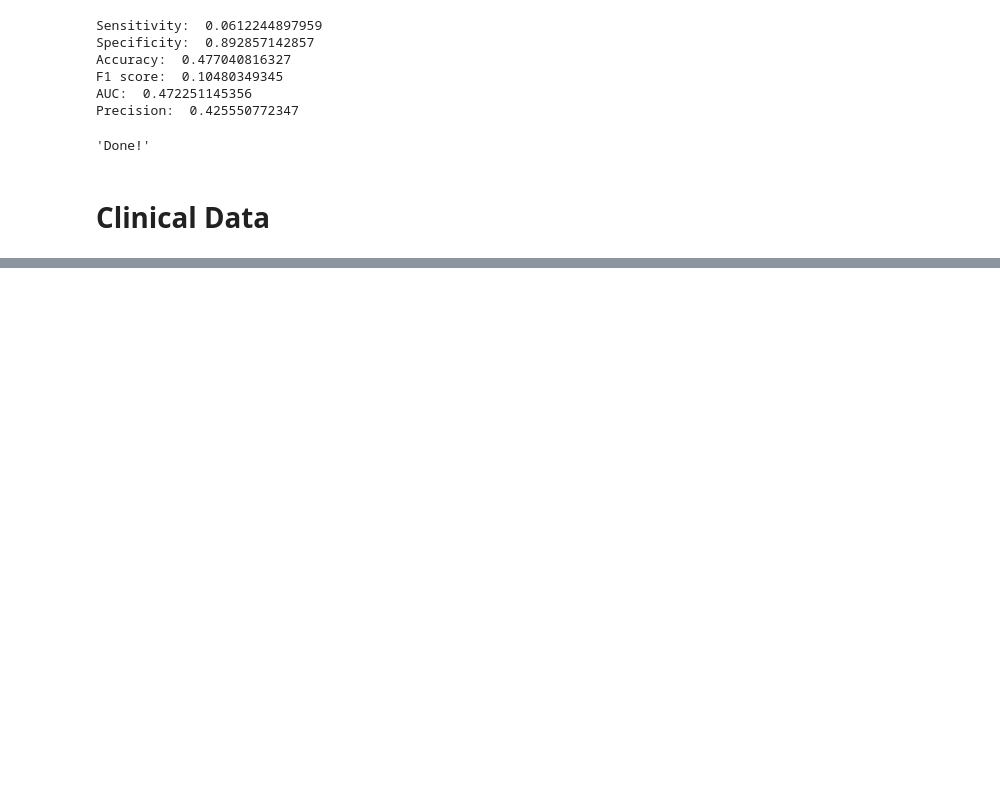
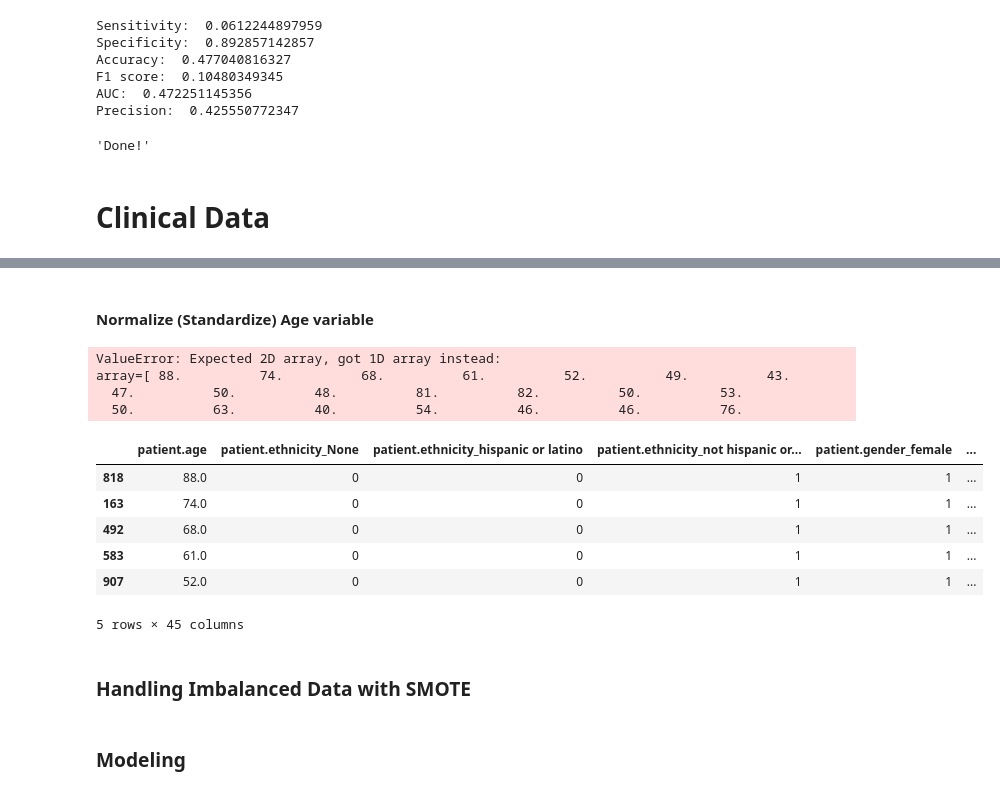
Before and after one commit to tobiolatunji/3DMRI-breast-cancer-staging, a Jupyter notebook: MMDx-breast-cancer.ipynb, the cells around one changed output, grey strips where cells are left out. Saved outputs shown, nothing was run; the diff lists cells and outputs as text; code cells hidden in the pictures; blank space fills up the shorter version.

Commit message:
added clinical data preprocessing and modeling steps

```diff
--- a/MMDx-breast-cancer.ipynb
+++ b/MMDx-breast-cancer.ipynb
@@ -1433,0 +1488,27 @@ def do(input) :
+# %%
+def fillMissing(data):
+    """
+    Takes a dataframe, fills numeric missing values with the column mean
+    and fills non-numeric/categorical columns with 'None'
+    Input: dataframe with missing values
+    Output: dataframe filled
+    """
+    data['patient.age'] = data['patient.age'].fillna(data['patient.age'].mean())
+    data = data.fillna('None')
+    return data
+
+clin_filled = fillMissing(clin)
+# %%
+def processClin(data):
+    """
+    Takes something and does something
+    Input: dtype
+    Output: dtype
+    """
+    clinLabels = data['class']
+    data = data.drop(['stage', 'class'],axis=1)
+    # one-hot encoding
+    clin_enc = pd.get_dummies(data)
+    return clinLabels, clin_enc
+
+clinLabels, clin_enc = processClin(clin_filled)
@@ -1433,0 +1521,2 @@ def do(input) :
+# %%
+X_train, X_test, X_valid, y_train, y_test, y_valid = splitData(clin_enc, clinLabels, test_size=0.1, valid_size=0.2, random_state=62)
@@ -1433,0 +1543,28 @@ def do(input) :
+# %% [markdown]
+#### Normalize (Standardize) Age variable
+# %%
+def scaleVar(var, train, test, valid):
+    scaler = StandardScaler().fit_transform(train[var])
+    test[var] = scaler.transform(test[var])
+    valid[var] = scaler.transform(valid[var])
+    return train, test, valid
+
+X_train, X_test, X_valid = scaleVar('patient.age', X_train, X_test, X_valid)
+X_train.head()
+# %% [output]
+ValueError: Expected 2D array, got 1D array instead:
+array=[ 88.          74.          68.          61.          52.          49.          43.
+  47.          50.          48.          81.          82.          50.          53.
+  50.          63.          40.          54.          46.          46.          76.
+# %%
+X_train.head()
+# %% [output]
+|  | patient.age | patient.ethnicity_None | patient.ethnicity_hispanic or latino | patient.ethnicity_not hispanic or... | patient.gender_female | ... |
+| 818 | 88.0 | 0 | 0 | 1 | 1 | ... |
+| 163 | 74.0 | 0 | 0 | 1 | 1 | ... |
+| 492 | 68.0 | 0 | 0 | 1 | 1 | ... |
+| 583 | 61.0 | 0 | 0 | 1 | 1 | ... |
+| 907 | 52.0 | 0 | 0 | 1 | 1 | ... |
+5 rows × 45 columns
+# %% [markdown]
+### Handling Imbalanced Data with SMOTE
@@ -1433,0 +1620,2 @@ def do(input) :
+# %% [markdown]
+### Modeling
```
Also changed, not shown: parts of 23 cells of this notebook.
